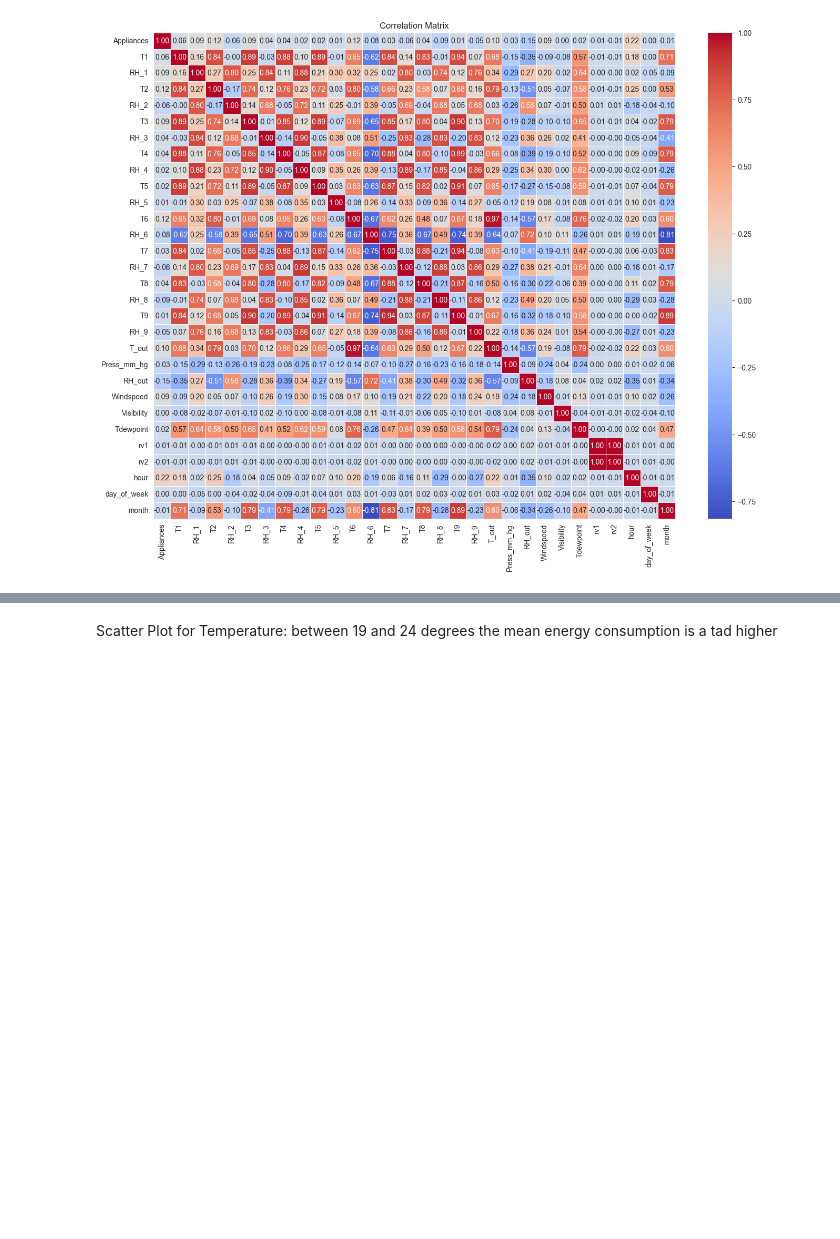
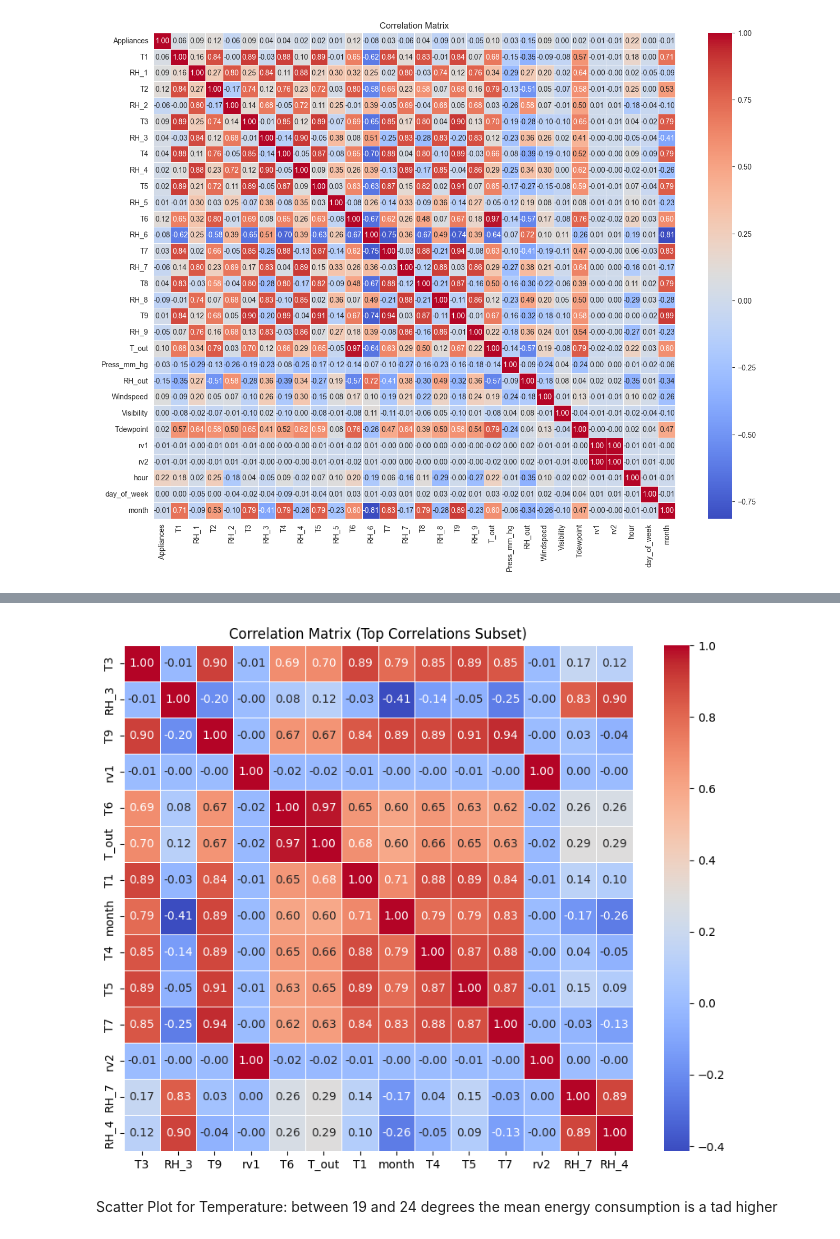
Before and after one commit to BianchiLuca28/EnergyConsumptionForecast, a Jupyter notebook: notebooks/analysis_and_model_creation.ipynb, the cells around one changed output, grey strips where cells are left out. Drawn from its saved outputs; the diff is of its cells as text; code cells hidden in the pictures; blank space fills up the shorter version.

```diff
--- a/notebooks/analysis_and_model_creation.ipynb
+++ b/notebooks/analysis_and_model_creation.ipynb
@@ -205,3 +247,27 @@ plt.show()
+# %%
+#Subset
+# Calculate the correlation matrix
+correlation_matrix = df.corr()
+
+# Extract the upper triangle of the correlation matrix
+upper_triangle = correlation_matrix.where(np.triu(np.ones(correlation_matrix.shape), k=1).astype(bool))
+
+# Find the pairs of features with the highest correlations
+high_corr_pairs = upper_triangle.stack().sort_values(ascending=False).head(10)
+
+# Extract the unique features from these pairs
+high_corr_features = list(set(high_corr_pairs.index.get_level_values(0)) | set(high_corr_pairs.index.get_level_values(1)))
+
+# Compute the correlation matrix for the subset of features
+correlation_matrix_subset = df[high_corr_features].corr()
+
+# Plot the correlation matrix
+plt.figure(figsize=(10, 8))
+sns.heatmap(correlation_matrix_subset, annot=True, fmt=".2f", cmap='coolwarm', linewidth=0.5)
+plt.title('Correlation Matrix (Top Correlations Subset)')
+plt.show()
+# %% [output]
+[figure, added]
 # %% [markdown]
 Scatter Plot for Temperature: between 19 and 24 degrees the mean energy consumption is a tad higher
 # %%
```
Also changed, not shown: parts of 2 cells of this notebook, 1 other file.
